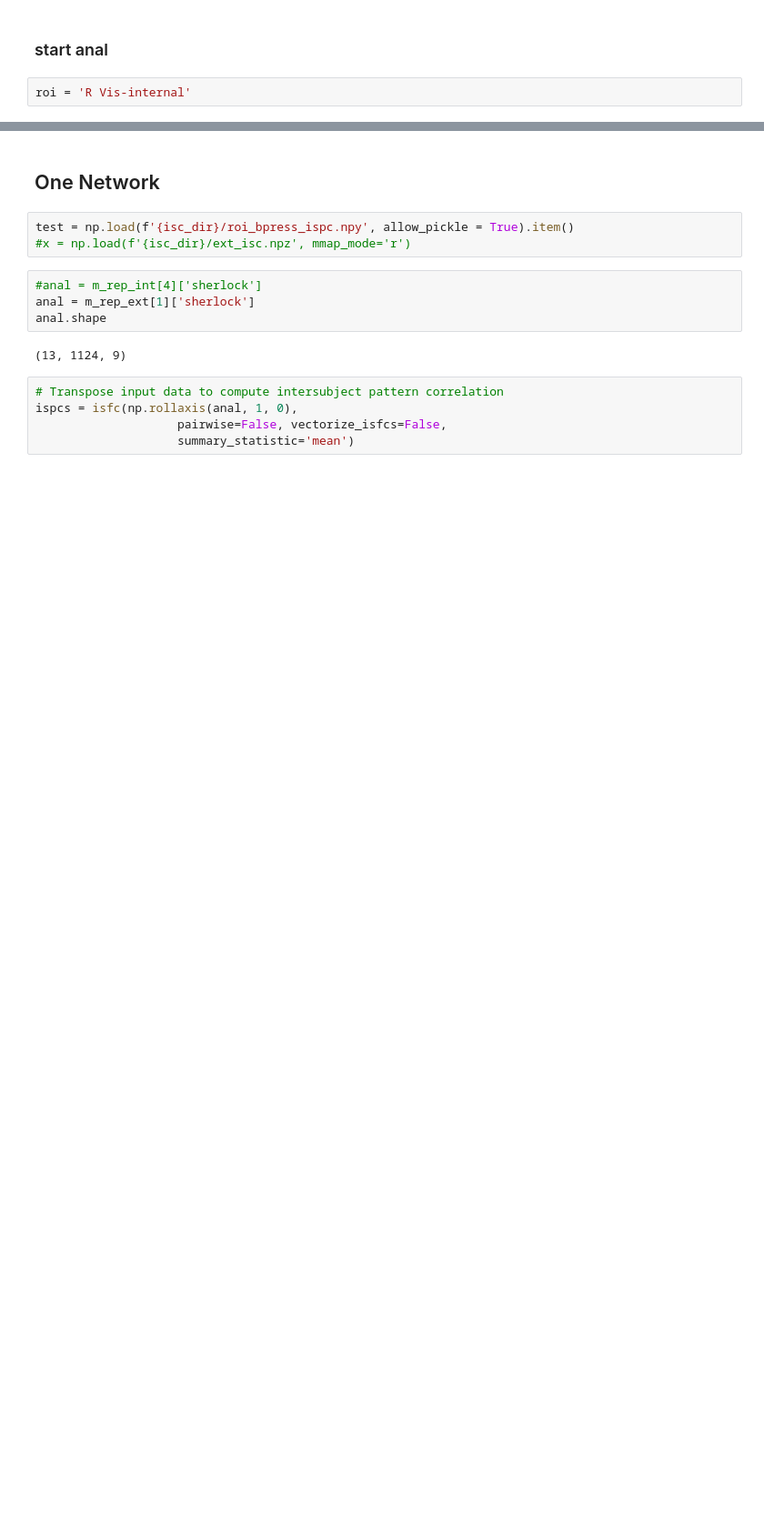
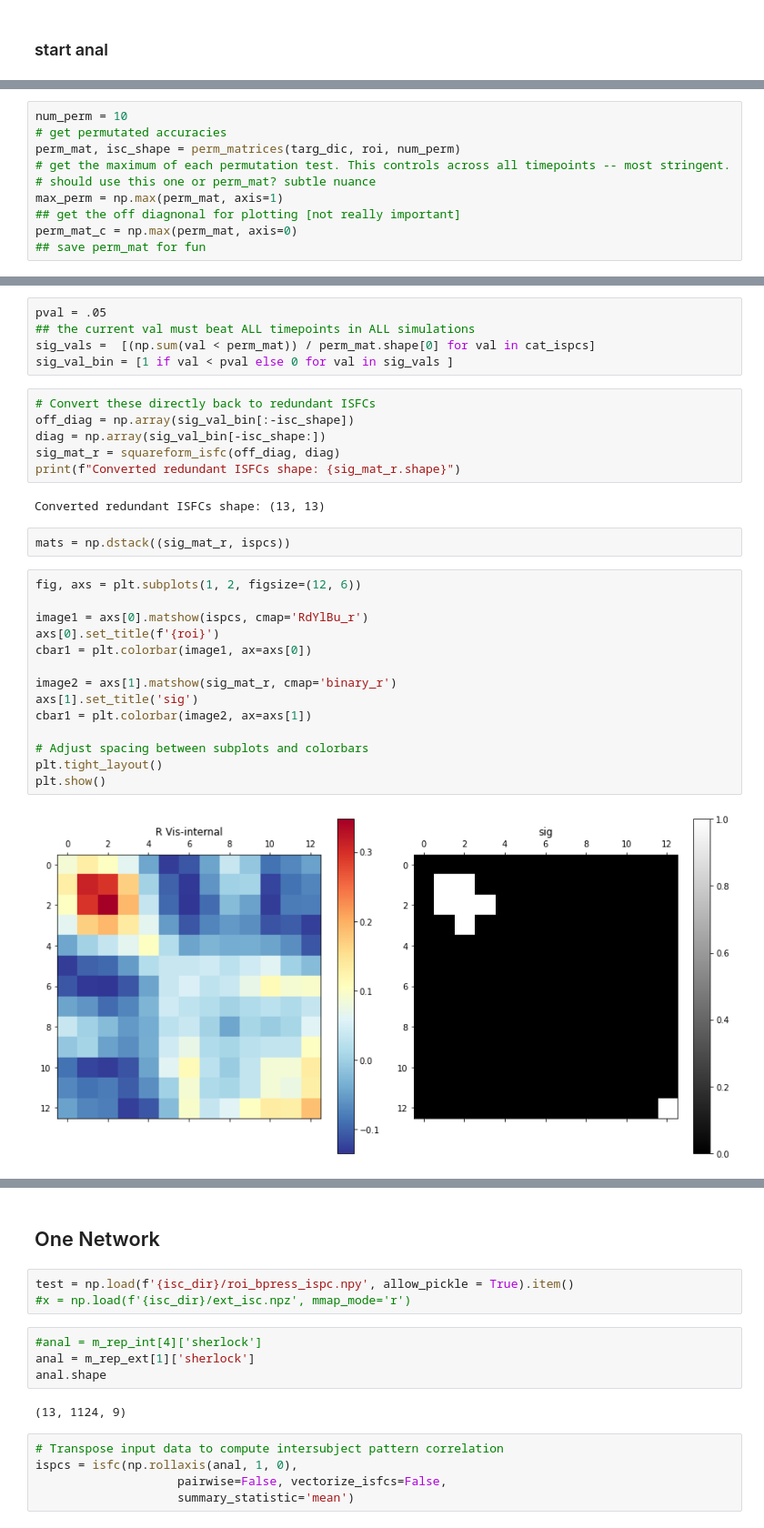
Before and after one commit to isaacrc/MEI_project, a Jupyter notebook: analysis/isPc-permutations.ipynb, the cells around one changed output, grey strips where cells are left out. Shown at 91% size. Cells and saved outputs as stored; diff of their text form; blank space fills up the shorter version.

Commit message:
created permutation scripts

```diff
--- a/analysis/isPc-permutations.ipynb
+++ b/analysis/isPc-permutations.ipynb
@@ -119,5 +165,3 @@ total networks: 7
  subjects included: 18
 # %% [markdown]
 ### start anal
-# %%
-roi = 'R Vis-internal'
@@ -342,0 +174,10 @@ plt.show()
+# %%
+num_perm = 10
+# get permutated accuracies
+perm_mat, isc_shape = perm_matrices(targ_dic, roi, num_perm)
+# get the maximum of each permutation test. This controls across all timepoints -- most stringent.
+# should use this one or perm_mat? subtle nuance
+max_perm = np.max(perm_mat, axis=1)
+## get the off diagnonal for plotting [not really important]
+perm_mat_c = np.max(perm_mat, axis=0)
+## save perm_mat for fun
@@ -342,0 +205,31 @@ plt.show()
+# %%
+pval = .05
+## the current val must beat ALL timepoints in ALL simulations
+sig_vals =  [(np.sum(val < perm_mat)) / perm_mat.shape[0] for val in cat_ispcs]
+sig_val_bin = [1 if val < pval else 0 for val in sig_vals ]
+# %%
+# Convert these directly back to redundant ISFCs
+off_diag = np.array(sig_val_bin[:-isc_shape])
+diag = np.array(sig_val_bin[-isc_shape:])
+sig_mat_r = squareform_isfc(off_diag, diag)
+print(f"Converted redundant ISFCs shape: {sig_mat_r.shape}")
+# %% [output]
+Converted redundant ISFCs shape: (13, 13)
+# %%
+mats = np.dstack((sig_mat_r, ispcs))
+# %%
+fig, axs = plt.subplots(1, 2, figsize=(12, 6))
+
+image1 = axs[0].matshow(ispcs, cmap='RdYlBu_r')
+axs[0].set_title(f'{roi}')
+cbar1 = plt.colorbar(image1, ax=axs[0])
+
+image2 = axs[1].matshow(sig_mat_r, cmap='binary_r')
+axs[1].set_title('sig')
+cbar1 = plt.colorbar(image2, ax=axs[1])
+
+# Adjust spacing between subplots and colorbars
+plt.tight_layout()
+plt.show()
+# %% [output]
+[figure, added]
```
Also changed, not shown: parts of 45 cells of this notebook, 1 other file.
